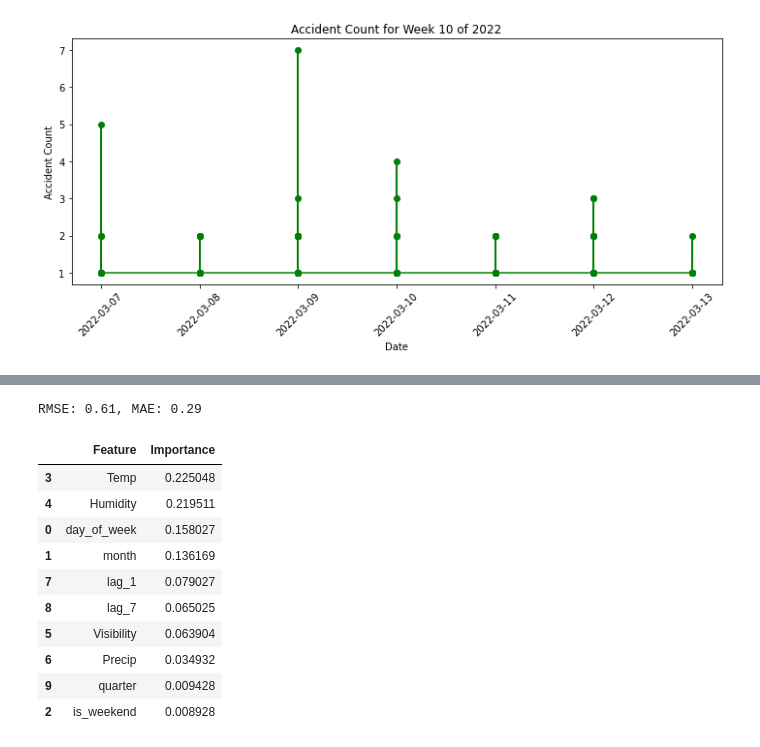
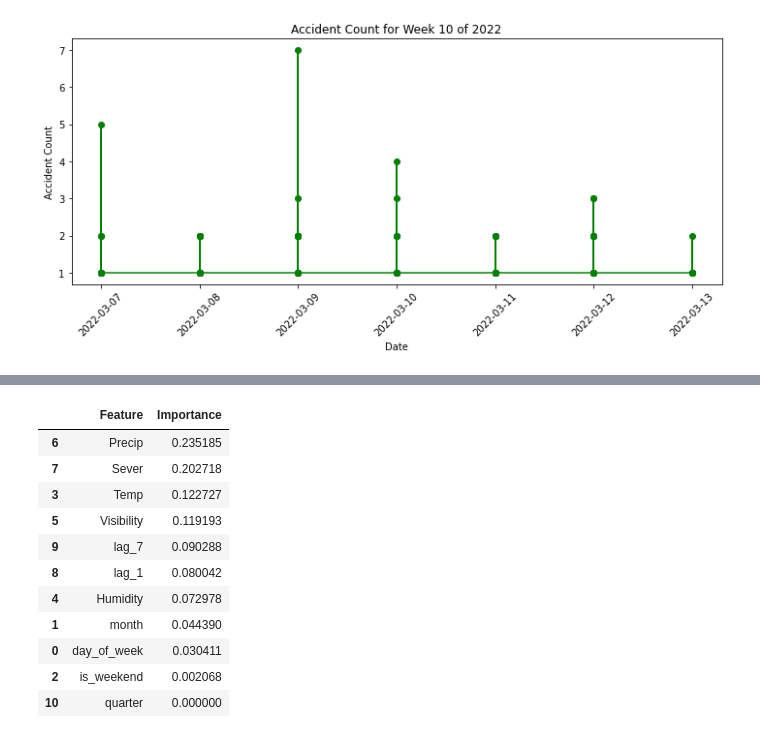
Before and after one commit to rujhannajib/crashcrew, a Jupyter notebook: accidence_forecasting.ipynb, the cells around one changed output, grey strips where cells are left out. Cells and saved outputs as stored; diff of their text form; code cells hidden in the pictures.

```diff
--- a/accidence_forecasting.ipynb
+++ b/accidence_forecasting.ipynb
@@ -36,5 +49,6 @@ root
 # %%
-cols = ["ID", "Start_Time", "City", "State", "Temperature(F)", "Humidity(%)",
+# feature selection
+cols = ["ID", "Start_Time", "Severity", "City", "State", "Temperature(F)", "Humidity(%)",
         "Visibility(mi)", "Precipitation(in)", "Weather_Condition"]
 df = df.select(*cols)
 # %%
@@ -65,7 +80,8 @@ weather_agg = (
           avg("Temperature(F)").alias("Temp"),
           avg("Humidity(%)").alias("Humidity"),
           avg("Visibility(mi)").alias("Visibility"),
-          avg("Precipitation(in)").alias("Precip")
+          avg("Precipitation(in)").alias("Precip"),
+          avg("Severity").alias("Sever"),
       )
 )
 
@@ -154,5 +171,7 @@ data.show(5)
 only showing top 5 rows
 # %%
-train = data.filter(col("Date") < "2022-01-01")
-test  = data.filter(col("Date") >= "2022-01-01")
+# data splitting
+train  = data.filter(col("Date") < "2021-01-01")
+valid  = data.filter((col("Date") >= "2021-01-01") & (col("Date") < "2022-01-01"))
+test   = data.filter(col("Date") >= "2022-01-01")
 # %%
@@ -184,10 +236,5 @@ plt.show()
 # %%
 feature_cols = ["day_of_week", "month", "is_weekend",
-                "Temp", "Humidity", "Visibility", "Precip",
+                "Temp", "Humidity", "Visibility", "Precip", "Sever",
                 "lag_1", "lag_7", "quarter"]
-
-assembler = VectorAssembler(inputCols=feature_cols, outputCol="features")
-
-train = assembler.transform(train)
-test  = assembler.transform(test)
 # %%
@@ -220,34 +334,20 @@ predictions = model.transform(test)
-# %%
-evaluator_rmse = RegressionEvaluator(
-    labelCol="Accident_Count",
-    predictionCol="prediction",
-    metricName="rmse"
-)
-evaluator_mae = RegressionEvaluator(
-    labelCol="Accident_Count",
-    predictionCol="prediction",
-    metricName="mae"
-)
-
-rmse = evaluator_rmse.evaluate(predictions)
-mae = evaluator_mae.evaluate(predictions)
-
-print(f"RMSE: {rmse:.2f}, MAE: {mae:.2f}")
-# %% [output]
-RMSE: 0.61, MAE: 0.29
 # %%
-fi = model.featureImportances
+# get feature importances
+gbt_stage = best_model.stages[1]
+
+fi = gbt_stage.featureImportances
 features = feature_cols
 pd.DataFrame({"Feature": features, "Importance": fi.toArray()}).sort_values(by="Importance", ascending=False)
 # %% [output]
 |  | Feature | Importance |
-| 3 | Temp | 0.225048 |
-| 4 | Humidity | 0.219511 |
-| 0 | day_of_week | 0.158027 |
-| 1 | month | 0.136169 |
-| 7 | lag_1 | 0.079027 |
-| 8 | lag_7 | 0.065025 |
-| 5 | Visibility | 0.063904 |
-| 6 | Precip | 0.034932 |
-| 9 | quarter | 0.009428 |
-| 2 | is_weekend | 0.008928 |
+| 6 | Precip | 0.235185 |
+| 7 | Sever | 0.202718 |
+| 3 | Temp | 0.122727 |
+| 5 | Visibility | 0.119193 |
+| 9 | lag_7 | 0.090288 |
+| 8 | lag_1 | 0.080042 |
+| 4 | Humidity | 0.072978 |
+| 1 | month | 0.044390 |
+| 0 | day_of_week | 0.030411 |
+| 2 | is_weekend | 0.002068 |
+| 10 | quarter | 0.000000 |
```
Also changed, not shown: parts of 13 cells of this notebook, 1 other file.
